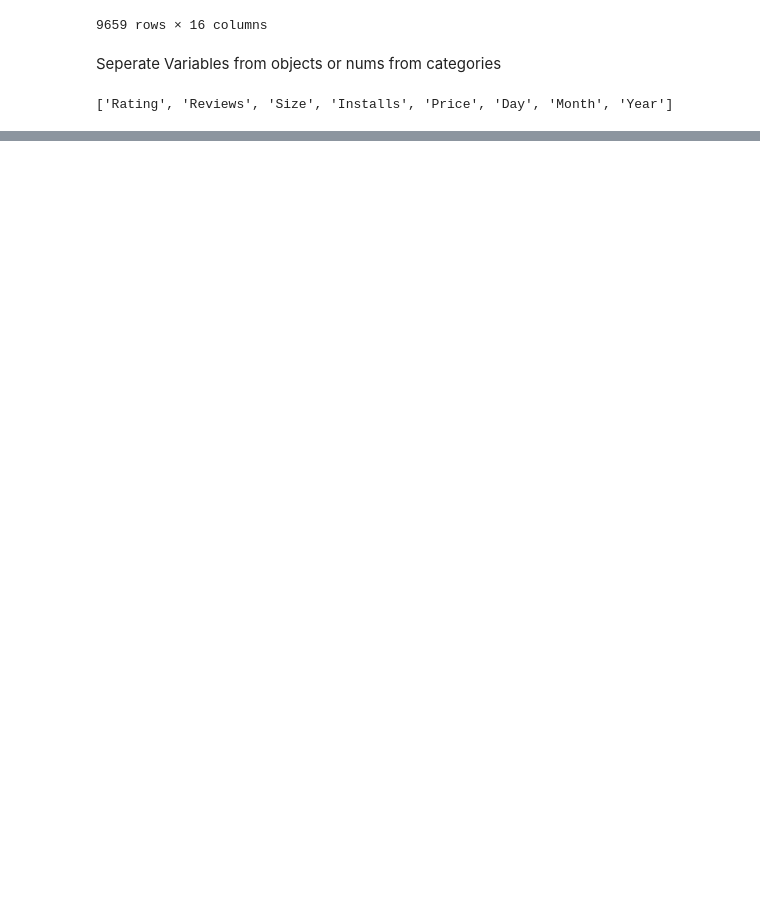
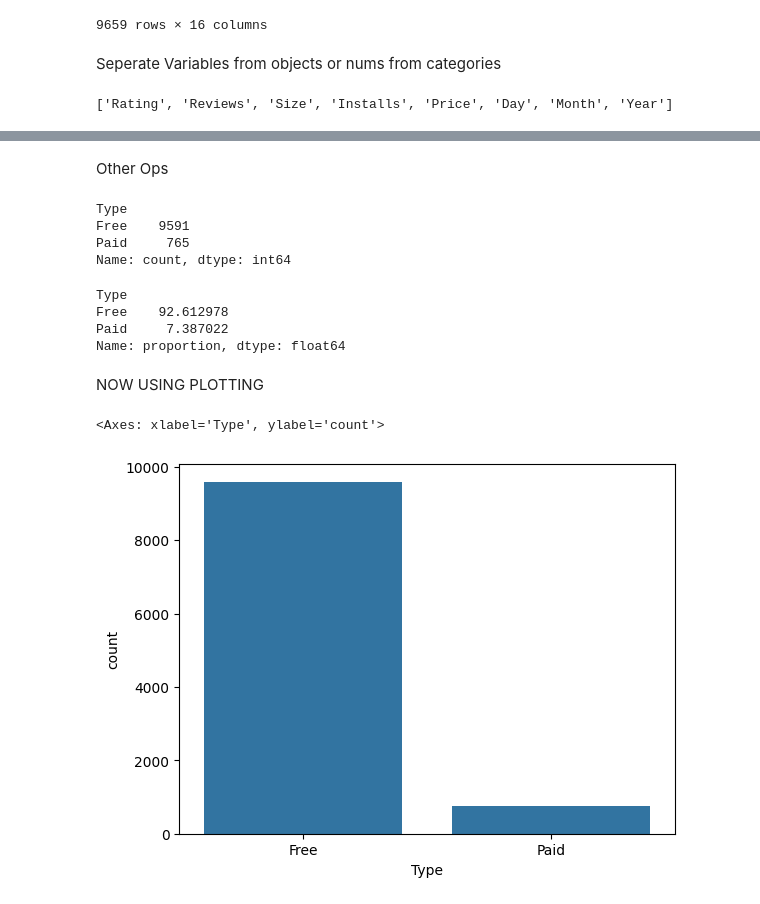
Before and after one commit to FairozAhmadSheikh/ML_bootcamp, a Jupyter notebook: Exploratory_DataAnalysis/data_cleaned_EDA.ipynb, the cells around one changed output, grey strips where cells are left out. Drawn from its saved outputs; the diff is of its cells as text; code cells hidden in the pictures; blank space fills up the shorter version.

Commit message:
PLOTTING

```diff
--- a/Exploratory_DataAnalysis/data_cleaned_EDA.ipynb
+++ b/Exploratory_DataAnalysis/data_cleaned_EDA.ipynb
@@ -65,0 +56,19 @@ datacopy[numeric_features]
+# %% [markdown]
+Other Ops
+# %%
+datacopy['Type'].value_counts()   # number of instances
+# %% [output]
+Type
+Free    9591
+Paid     765
+Name: count, dtype: int64
+# %%
+datacopy['Type'].value_counts(normalize=True)   # normalized value
+datacopy['Type'].value_counts(normalize=True)*100   # percentage
+# %% [output]
+Type
+Free    92.612978
+Paid     7.387022
+Name: proportion, dtype: float64
+# %% [markdown]
+NOW USING PLOTTING
@@ -65,0 +78,5 @@ datacopy[numeric_features]
+# %%
+sns.countplot(x=datacopy['Type'])
+# %% [output]
+<Axes: xlabel='Type', ylabel='count'>
+[figure, added]
```
Also changed, not shown: parts of 6 cells of this notebook.
